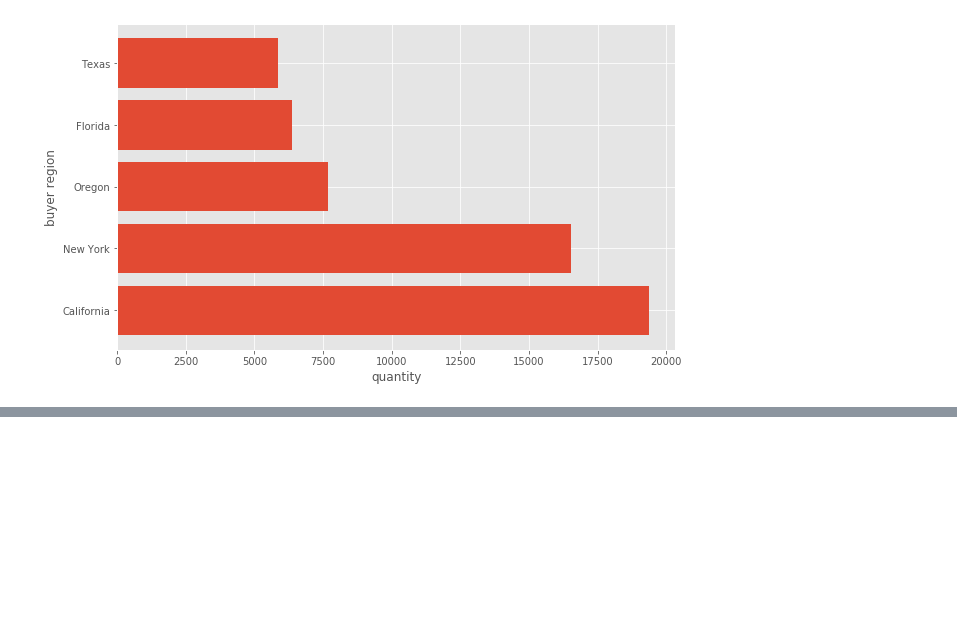
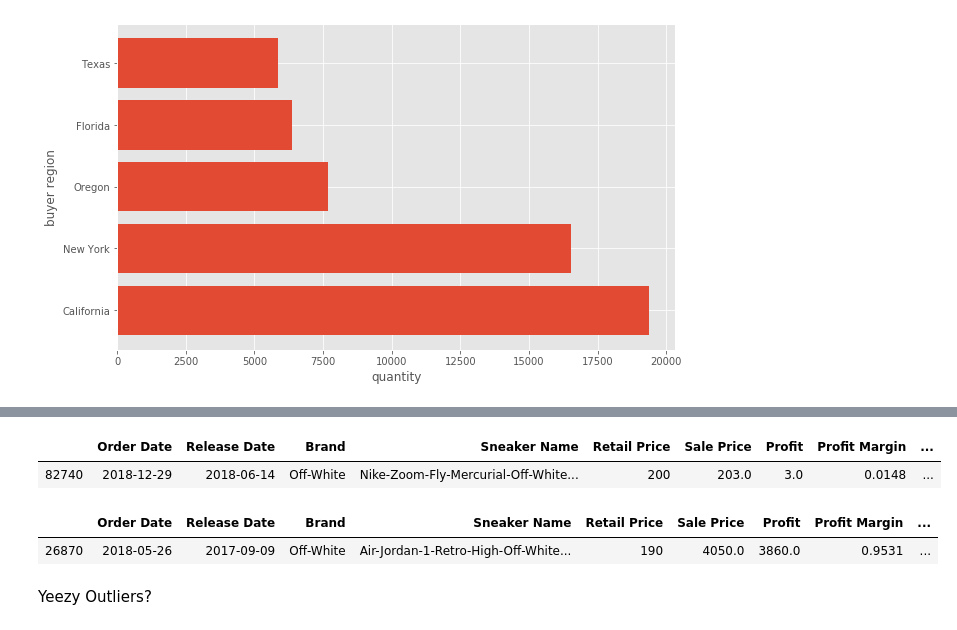
Before and after one commit to HienHa34/Yeezy-vs.-Off-White, a Jupyter notebook: EDA.ipynb, the cells around one changed output, grey strips where cells are left out. Cells and saved outputs as stored; diff of their text form; code cells hidden in the pictures; blank space fills up the shorter version.

```diff
--- a/EDA.ipynb
+++ b/EDA.ipynb
@@ -269,0 +354,12 @@ df.head()
+# %%
+df[(df['Sale Price'] ==203.0) & (df['Brand'] == 'Off-White')]
+# %% [output]
+|  | Order Date | Release Date | Brand | Sneaker Name | Retail Price | Sale Price | Profit | Profit Margin | ... |
+| 82740 | 2018-12-29 | 2018-06-14 | Off-White | Nike-Zoom-Fly-Mercurial-Off-White... | 200 | 203.0 | 3.0 | 0.0148 | ... |
+# %%
+df[(df['Sale Price'] ==4050.0) & (df['Brand'] == 'Off-White')]
+# %% [output]
+|  | Order Date | Release Date | Brand | Sneaker Name | Retail Price | Sale Price | Profit | Profit Margin | ... |
+| 26870 | 2018-05-26 | 2017-09-09 | Off-White | Air-Jordan-1-Retro-High-Off-White... | 190 | 4050.0 | 3860.0 | 0.9531 | ... |
+# %% [markdown]
+Yeezy Outliers?
```
Also changed, not shown: parts of 20 cells of this notebook.
